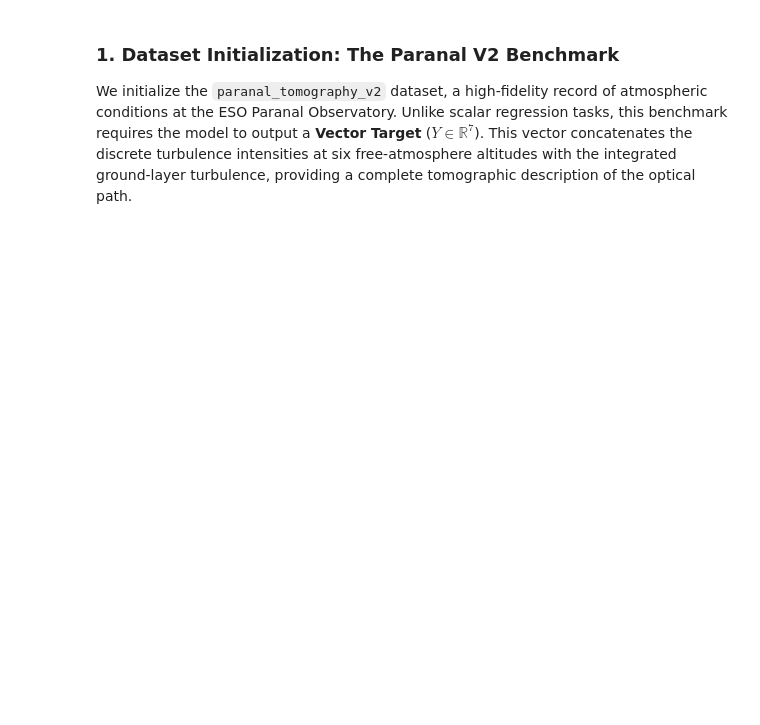
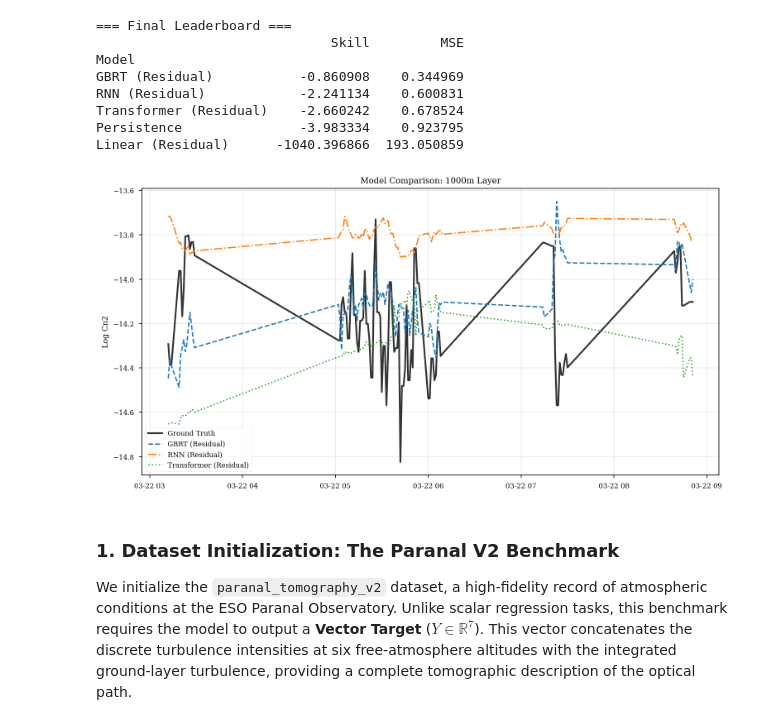
Before and after one commit to CDJellen/otbench, a Jupyter notebook: notebooks/forecasting/paranal_tomographic_forecasting.ipynb, the cells around one changed output. Drawn from its saved outputs; the diff is of its cells as text; code cells hidden in the pictures; blank space fills up the shorter version.

```diff
--- a/notebooks/forecasting/paranal_tomographic_forecasting.ipynb
+++ b/notebooks/forecasting/paranal_tomographic_forecasting.ipynb
@@ -30,0 +111,5 @@ plt.rcParams['font.family'] = 'serif'
+# %%
+print("Training Residual Transformer (Learning Delta-Log-Cn2)...")
+model.train(X_train, y_train)
+# %%
+metrics, y_pred = task.evaluate_model(model.predict, return_predictions=True, detailed_metrics=True)
@@ -31,3 +316,54 @@ plt.rcParams['font.family'] = 'serif'
+# %%
+# 3. The Leaderboard
+# ---------------------------------------------------------
+df_leaderboard = pd.DataFrame(metrics_log).set_index("Model").sort_values("Skill", ascending=False)
+print("\n=== Final Leaderboard ===")
+print(df_leaderboard)
+
+# 4. Comparative Visualization
+# ---------------------------------------------------------
+# We visualize the predictions of the top 2 models vs Truth for a specific layer.
+
+# Parse heights from column names for plotting labels
+heights_labels = [c.replace('cn2_free_atmos_', '') for c in y_test.columns]
+
+def plot_model_comparison(layer_idx=2, start=1000, duration=150):
+    """Compare multiple models on a specific time slice."""
+    sl = slice(start, start + duration)
+    times = X_test.index[sl]
+    truth = y_test.iloc[sl, layer_idx].values
+
+    fig, ax = plt.subplots(figsize=(12, 6))
+
+    # Plot Truth
+    ax.plot(times, truth, 'k-', lw=2, alpha=0.8, label='Ground Truth')
+
+    # Plot Models (Sorted by skill)
+    styles = ['--', '-.', ':']
+    for i, model_name in enumerate(df_leaderboard.index):
+        if i >= 3: break # Only top 3 to avoid clutter
+
+        pred = predictions[model_name][sl, layer_idx]
+        ax.plot(times, pred, ls=styles[i%3], lw=1.5, label=f"{model_name}")
+
+    ax.set_title(f"Model Comparison: {heights_labels[layer_idx]}m Layer")
+    ax.set_ylabel("Log Cn2")
+    ax.legend()
+    ax.grid(True, alpha=0.3)
+    plt.show()
+
+# Run the plot
+plot_model_comparison(layer_idx=2, start=2000, duration=100)
+# %% [output]
+=== Final Leaderboard ===
+                              Skill         MSE
+Model
+GBRT (Residual)           -0.860908    0.344969
+RNN (Residual)            -2.241134    0.600831
+Transformer (Residual)    -2.660242    0.678524
+Persistence               -3.983334    0.923795
+Linear (Residual)      -1040.396866  193.050859
+[figure, added]
 # %% [markdown]
 ### 1. Dataset Initialization: The Paranal V2 Benchmark
 
```
Also changed, not shown: parts of 21 cells of this notebook, 30 other files.
